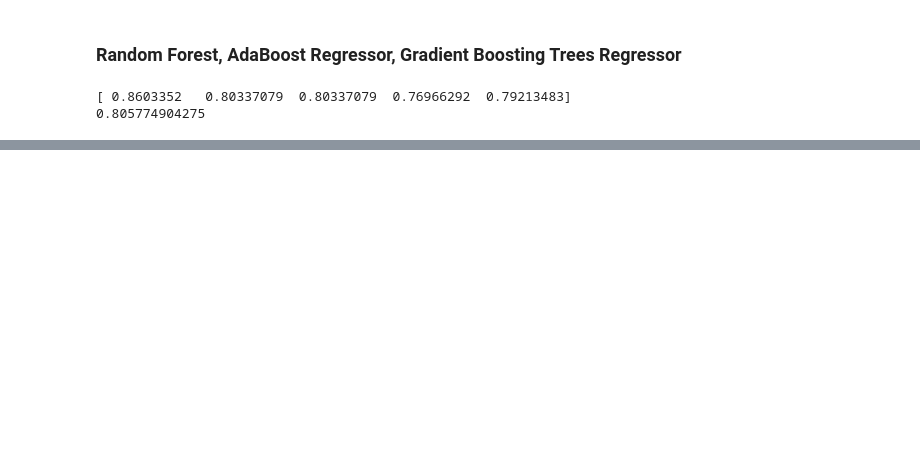
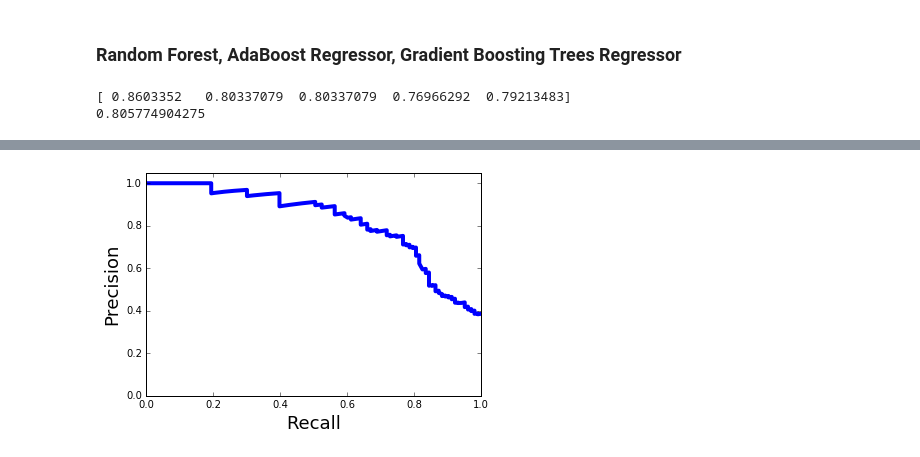
Before and after one commit to lll-tjxie/PROJECT, a Jupyter notebook: Project-5/Project 5.ipynb, the cells around one changed output, grey strips where cells are left out. Saved outputs shown, nothing was run; the diff lists cells and outputs as text; code cells hidden in the pictures; blank space fills up the shorter version.

```diff
--- a/Project-5/Project 5.ipynb
+++ b/Project-5/Project 5.ipynb
@@ -901,0 +1062,19 @@ print np.mean(scores)
+# %%
+from sklearn.metrics import precision_recall_curve
+from sklearn.metrics import average_precision_score
+def auc_plotting_function(rate1, rate2, rate1_name, rate2_name, curve_name):
+    plt.plot(rate1, rate2, linewidth=4)
+    plt.xlim([0.0, 1.0])
+    plt.ylim([0.0, 1.05])
+    plt.xlabel(rate1_name, fontsize=18)
+    plt.ylabel(rate2_name, fontsize=18)
+    plt.legend(loc="lower right")
+    plt.show()
+def plot_roc(y_true, y_score):
+    precision, recall, _ = precision_recall_curve(y_true, y_score)
+    auc_plotting_function(recall, precision, 'Recall', 'Precision', 'RP')
+# %%
+y_score = gs_gb.best_estimator_.decision_function(X_test)
+plot_roc(y_test, y_score)
+# %% [output]
+[figure, added]
```
Also changed, not shown: parts of 23 cells of this notebook, 2 other files.
